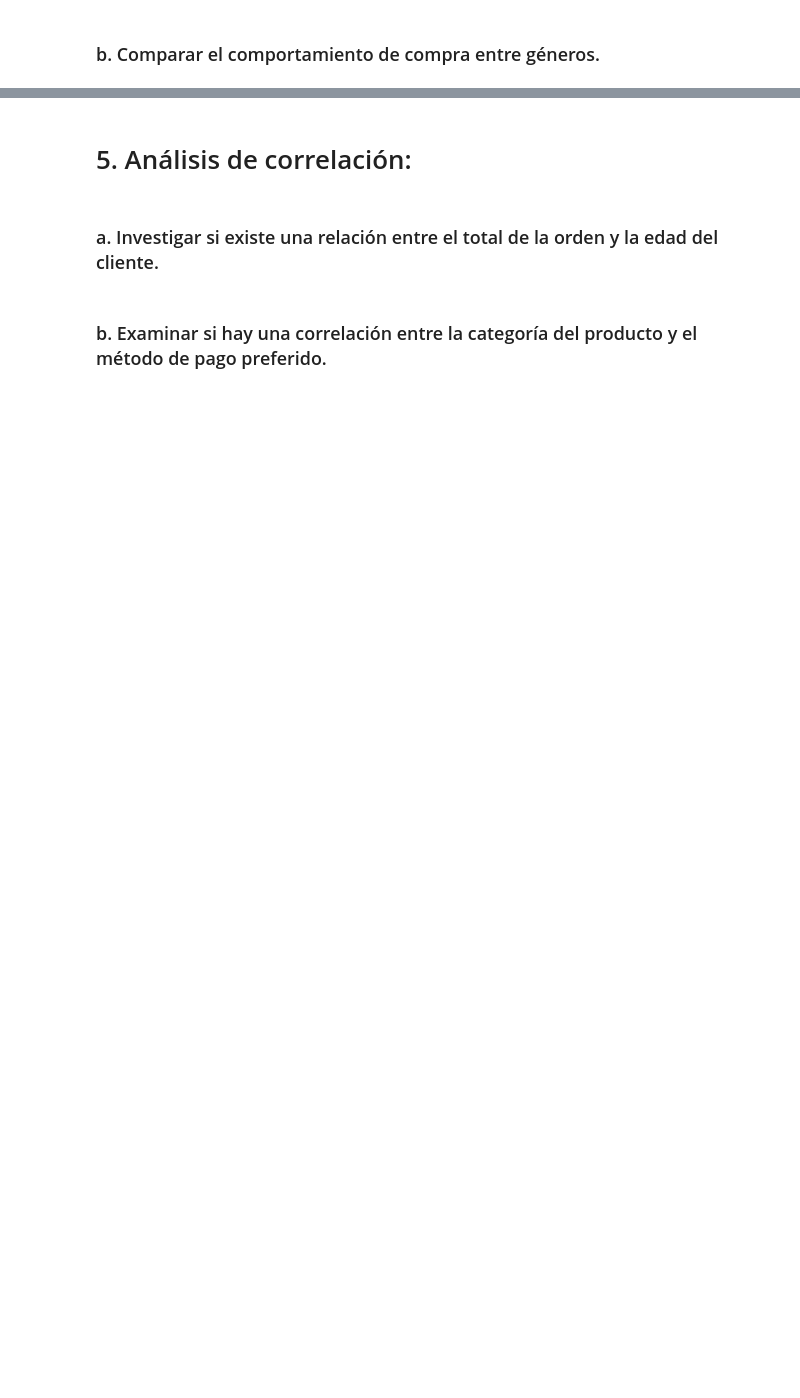
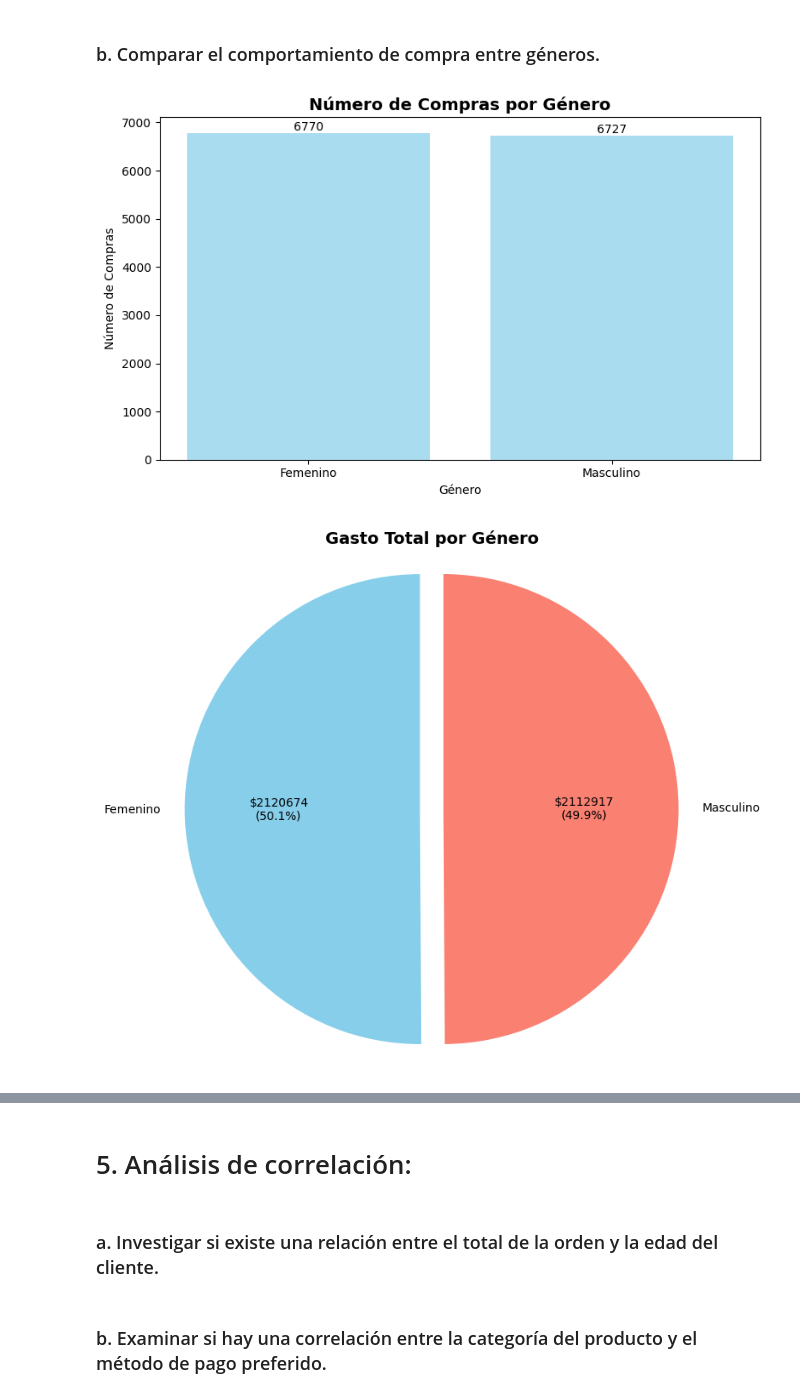
Before and after one commit to Eduardo1232000/SOG22S25_G3, a Jupyter notebook: practica.ipynb, the cells around one changed output, grey strips where cells are left out. Drawn from its saved outputs; the diff is of its cells as text; code cells hidden in the pictures; blank space fills up the shorter version.

```diff
--- a/practica.ipynb
+++ b/practica.ipynb
@@ -175,2 +355,73 @@ Datos cargados correctamente a la tabla 'order_data'
 # %% [markdown]
 ### b. Comparar el comportamiento de compra entre géneros.
+# %%
+plt.style.use('default')
+sns.set_palette("husl")
+
+# -----------------------------
+# Métricas por género
+# -----------------------------
+analisis_genero = df.groupby('customer_gender', observed=False).agg({
+    'order_total': ['count', 'mean', 'sum'],
+    'quantity': 'mean',
+    'product_price': 'mean'
+}).round(2)
+
+analisis_genero.columns = ['num_compras', 'ticket_promedio', 'gasto_total', 'cantidad_promedio', 'precio_promedio']
+
+
+# NUMERO DE COMPRAS POR GENERO
+plt.figure(figsize=(8, 5))
+bars = plt.bar(analisis_genero.index, analisis_genero['num_compras'], color='skyblue', alpha=0.7)
+plt.title('Número de Compras por Género', fontsize=14, fontweight='bold')
+plt.xlabel('Género')
+plt.ylabel('Número de Compras')
+for bar in bars:
+    height = bar.get_height()
+    plt.text(bar.get_x() + bar.get_width()/2., height + 0.1,
+             f'{int(height)}', ha='center', va='bottom')
+plt.tight_layout()
+plt.show()
+
+# GRAFICA DE GASTO TOTAL POR GENERO
+def autopct_valores(pct, allvals):
+    absolute = int(round(pct/100.*sum(allvals)))
+    return f"${absolute}\n({pct:.1f}%)"
+
+# GRAFICA DE GASTO TOTAL POR GENERO - PIE CHART
+plt.figure(figsize=(8, 8))
+plt.pie(
+    analisis_genero['gasto_total'],
+    labels=analisis_genero.index,
+    autopct=lambda pct: autopct_valores(pct, analisis_genero['gasto_total']),
+    startangle=90,
+    colors=['skyblue', 'salmon'],
+    explode=[0.05, 0.05]
+)
+plt.title('Gasto Total por Género', fontsize=14, fontweight='bold')
+plt.axis('equal')
+plt.show()
+
+# GRAFICA DE PRODUCTOS MAS COMPRADOS POR GENERO
+productos_genero = df.groupby(['customer_gender', 'product_name'], observed=False)['quantity'].sum().reset_index()
+productos_genero = productos_genero.sort_values(['customer_gender', 'quantity'], ascending=[True, False])
+top_productos_genero = productos_genero.groupby('customer_gender', observed=False).head(4).reset_index(drop=True)
+
+plt.figure(figsize=(10, 6))
+sns.barplot(
+    data=top_productos_genero,
+    y='customer_gender',  # eje Y será el género
+    x='quantity',         # eje X será la cantidad
+    hue='product_name',
+    dodge=True,           # separa las barras por producto
+    palette='Set2'
+)
+plt.title('Top 4 Productos más comprados por Género', fontsize=14, fontweight='bold')
+plt.xlabel('Cantidad Comprada')
+plt.ylabel('Género')
+plt.legend(title='Producto', bbox_to_anchor=(1.05, 1), loc='upper left')
+plt.tight_layout()
+plt.show()
+# %% [output]
+[figure, added]
+[figure, added]
```
Also changed, not shown: parts of 15 cells of this notebook.
